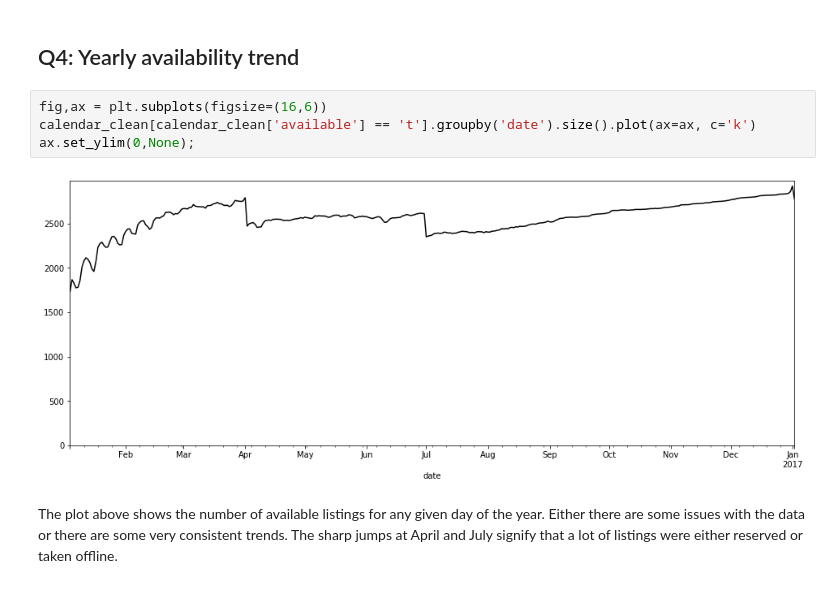
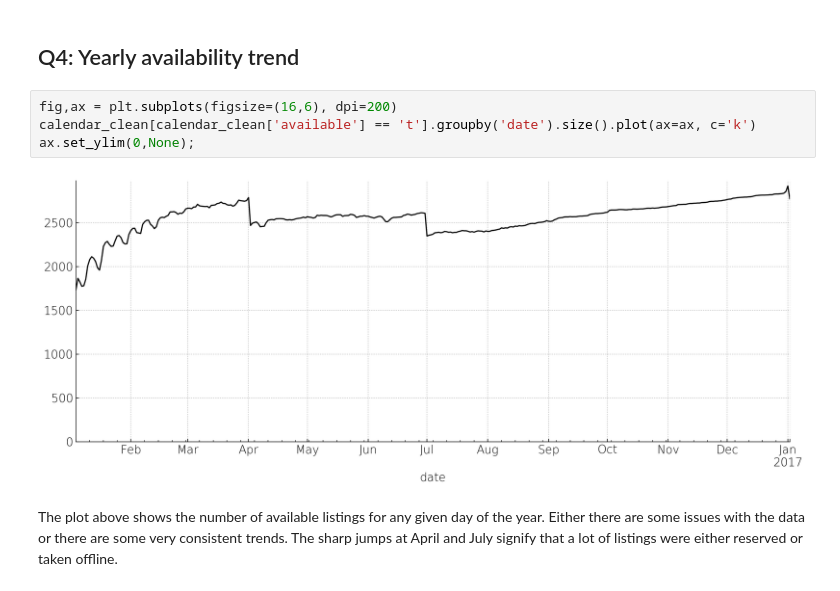
Before and after one commit to jiekebo/udacity_data_science_blog_post, a Jupyter notebook: notebook/Seattle Airbnb Data Analysis.ipynb, the cells around one changed output. Drawn from its saved outputs; the diff is of its cells as text.

```diff
--- a/notebook/Seattle Airbnb Data Analysis.ipynb
+++ b/notebook/Seattle Airbnb Data Analysis.ipynb
@@ -276,11 +280,11 @@ fig.set_tight_layout(True);
 # %% [markdown]
 ## Q4: Yearly availability trend
 # %%
-fig,ax = plt.subplots(figsize=(16,6))
+fig,ax = plt.subplots(figsize=(16,6), dpi=200)
 calendar_clean[calendar_clean['available'] == 't'].groupby('date').size().plot(ax=ax, c='k')
 ax.set_ylim(0,None);
 # %% [output]
-[figure, old version]
+[figure, new version]
 # %% [markdown]
 The plot above shows the number of available listings for any given day of the year. Either there are some issues with the data or there are some very consistent trends. The sharp jumps at April and July signify that a lot of listings were either reserved or taken offline.
 # %% [markdown]
```
Also changed, not shown: parts of 32 cells of this notebook.
